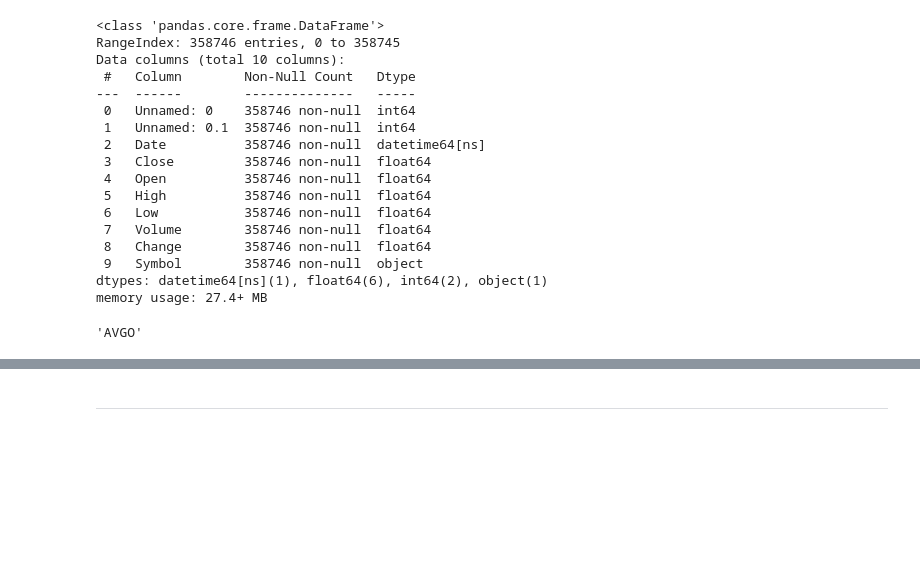
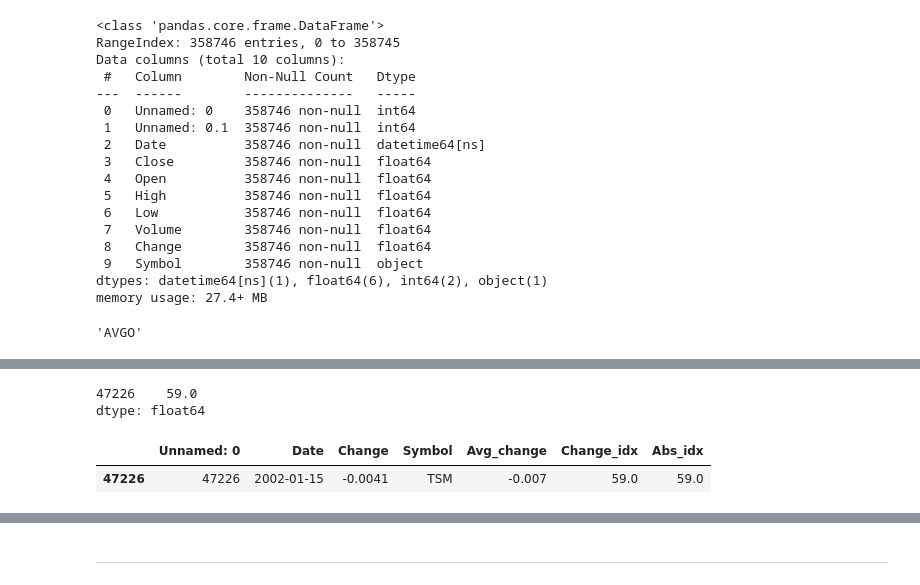
Before and after one commit to lee-edgar/EdaProject, a Jupyter notebook: 11_project/FinanceDataRedaer_v5.ipynb, the cells around one changed output, grey strips where cells are left out. Drawn from its saved outputs; the diff is of its cells as text; code cells hidden in the pictures; blank space fills up the shorter version.

```diff
--- a/11_project/FinanceDataRedaer_v5.ipynb
+++ b/11_project/FinanceDataRedaer_v5.ipynb
@@ -193,0 +209,2 @@ real_df.loc[num-5:num+2]
+# %%
+new_df["Avg_change"] = avg_change
@@ -193,0 +239,14 @@ real_df.loc[num-5:num+2]
+# %%
+Abs_idx = abs(Change_idx)
+Abs_idx = round(Abs_idx.astype(float),0)
+#Abs_idx = Abs_idx.values
+Abs_idx
+# %% [output]
+47226    59.0
+dtype: float64
+# %%
+new_df['Abs_idx'] = Abs_idx
+new_df
+# %% [output]
+|  | Unnamed: 0 | Date | Change | Symbol | Avg_change | Change_idx | Abs_idx |
+| 47226 | 47226 | 2002-01-15 | -0.0041 | TSM | -0.007 | 59.0 | 59.0 |
```
Also changed, not shown: parts of 38 cells of this notebook.
